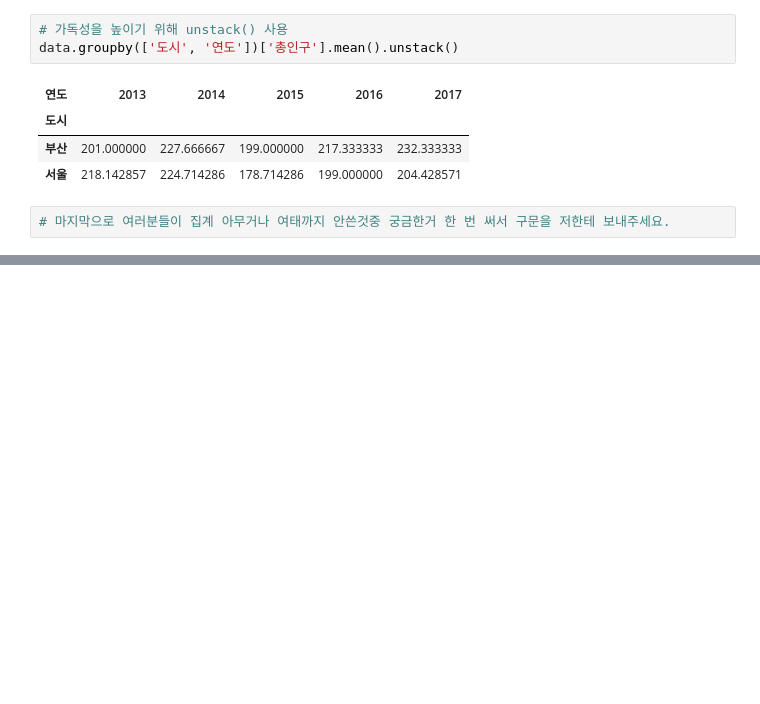
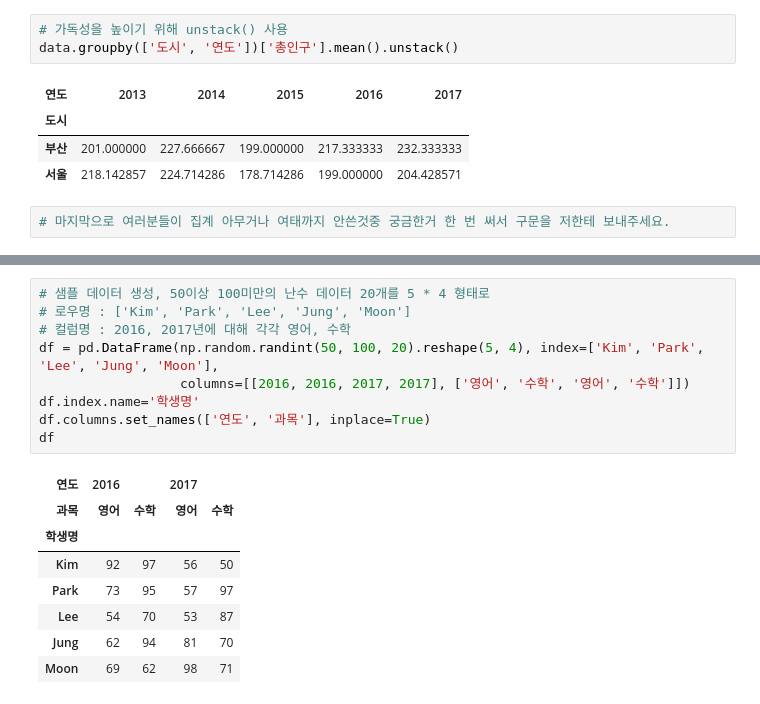
Before and after one commit to jjjjjjji-hun/python-basic, a Jupyter notebook: 팬더스/팬더스_data wrangling.ipynb, the cells around one changed output, grey strips where cells are left out. Saved outputs shown, nothing was run; the diff lists cells and outputs as text; blank space fills up the shorter version.

```diff
--- a/팬더스/팬더스_data wrangling.ipynb
+++ b/팬더스/팬더스_data wrangling.ipynb
@@ -1302,0 +1439,18 @@ data.groupby(['도시', '연도'])['총인구'].mean().unstack()
+# %%
+# 샘플 데이터 생성, 50이상 100미만의 난수 데이터 20개를 5 * 4 형태로
+# 로우명 : ['Kim', 'Park', 'Lee', 'Jung', 'Moon']
+# 컬럼명 : 2016, 2017년에 대해 각각 영어, 수학
+df = pd.DataFrame(np.random.randint(50, 100, 20).reshape(5, 4), index=['Kim', 'Park', 'Lee', 'Jung', 'Moon'],
+                  columns=[[2016, 2016, 2017, 2017], ['영어', '수학', '영어', '수학']])
+df.index.name='학생명'
+df.columns.set_names(['연도', '과목'], inplace=True)
+df
+# %% [output]
+| 연도 | 2016 |  | 2017 |  |
+| 과목 | 영어 | 수학 | 영어 | 수학 |
+| 학생명 |  |  |  |  |
+| Kim | 92 | 97 | 56 | 50 |
+| Park | 73 | 95 | 57 | 97 |
+| Lee | 54 | 70 | 53 | 87 |
+| Jung | 62 | 94 | 81 | 70 |
+| Moon | 69 | 62 | 98 | 71 |
```
Also changed, not shown: parts of 26 cells of this notebook, 3 other files.
